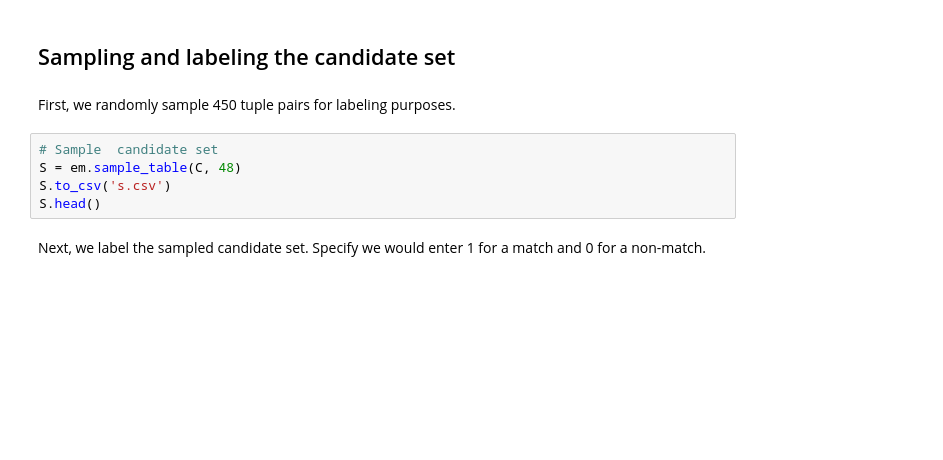
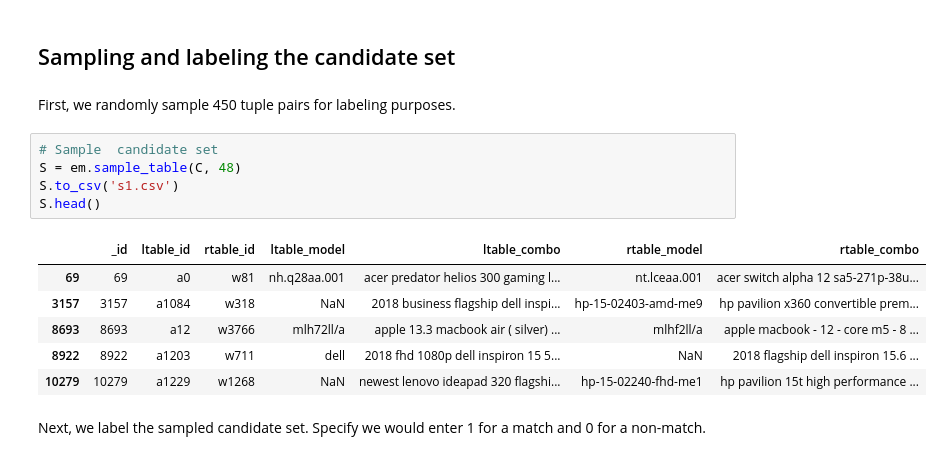
Before and after one commit to dliangsta/CS839-project, a Jupyter notebook: stage-3/notebook.ipynb, the cells around one changed output. Cells and saved outputs as stored; diff of their text form; blank space fills up the shorter version.

```diff
--- a/stage-3/notebook.ipynb
+++ b/stage-3/notebook.ipynb
@@ -258,8 +258,15 @@ First, we randomly sample 450 tuple pairs for labeling purposes.
 # %%
 # Sample  candidate set
 S = em.sample_table(C, 48)
-S.to_csv('s.csv')
+S.to_csv('s1.csv')
 S.head()
+# %% [output]
+|  | _id | ltable_id | rtable_id | ltable_model | ltable_combo | rtable_model | rtable_combo |
+| 69 | 69 | a0 | w81 | nh.q28aa.001 | acer predator helios 300 gaming l... | nt.lceaa.001 | acer switch alpha 12 sa5-271p-38u... |
+| 3157 | 3157 | a1084 | w318 | NaN | 2018 business flagship dell inspi... | hp-15-02403-amd-me9 | hp pavilion x360 convertible prem... |
+| 8693 | 8693 | a12 | w3766 | mlh72ll/a | apple 13.3 macbook air ( silver) ... | mlhf2ll/a | apple macbook - 12 - core m5 - 8 ... |
+| 8922 | 8922 | a1203 | w711 | dell | 2018 fhd 1080p dell inspiron 15 5... | NaN | 2018 flagship dell inspiron 15.6 ... |
+| 10279 | 10279 | a1229 | w1268 | NaN | newest lenovo ideapad 320 flagshi... | hp-15-02240-fhd-me1 | hp pavilion 15t high performance ... |
 # %% [markdown]
 Next, we label the sampled candidate set. Specify we would enter 1 for a match and 0 for a non-match.
 # %%
```
Also changed, not shown: parts of 2 cells of this notebook, 1 other file.
